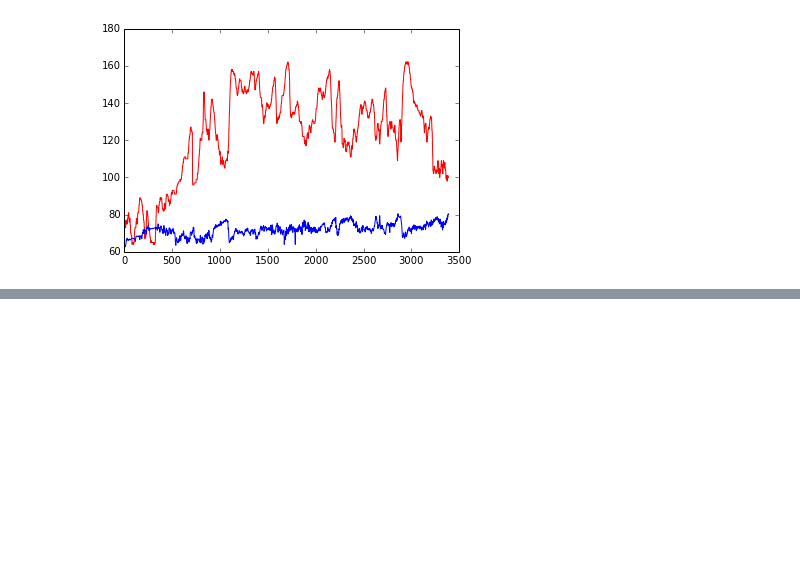
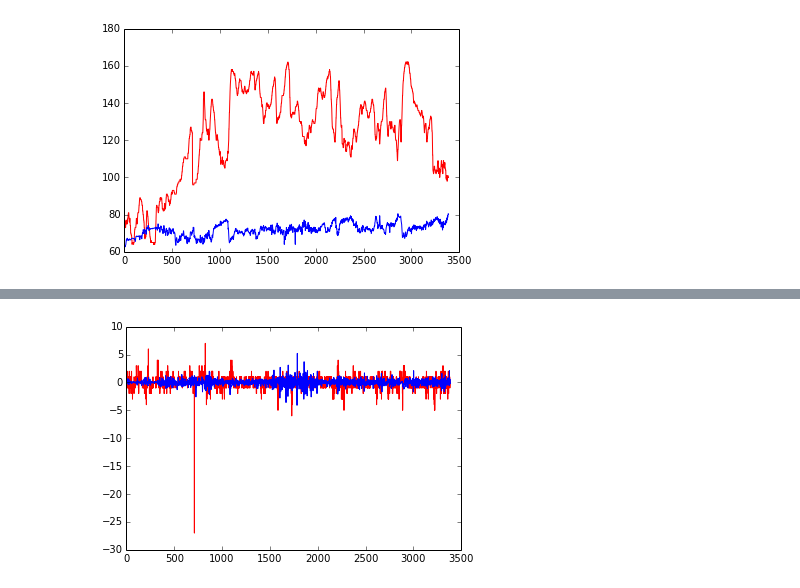
Before and after one commit to toddjm/projects, a Jupyter notebook: cycling/Smo2_HR.ipynb, the cells around one changed output, grey strips where cells are left out. Cells and saved outputs as stored; diff of their text form; code cells hidden in the pictures; blank space fills up the shorter version.

Commit message:
Look at delta(HR, Smo2).

```diff
--- a/cycling/Smo2_HR.ipynb
+++ b/cycling/Smo2_HR.ipynb
@@ -21,0 +26,2 @@ activity = activity[activity.mo2 > 55]
+# %%
+mo2_delta = (activity.mo2 - activity.mo2.shift(periods=1)).dropna(how='any')
@@ -21,0 +48,4 @@ activity = activity[activity.mo2 > 55]
+# %%
+plt.plot(hr_delta, 'r-', mo2_delta, 'b-'); plt.show()
+# %% [output]
+[figure, added]
```
Also changed, not shown: parts of 2 cells of this notebook.
